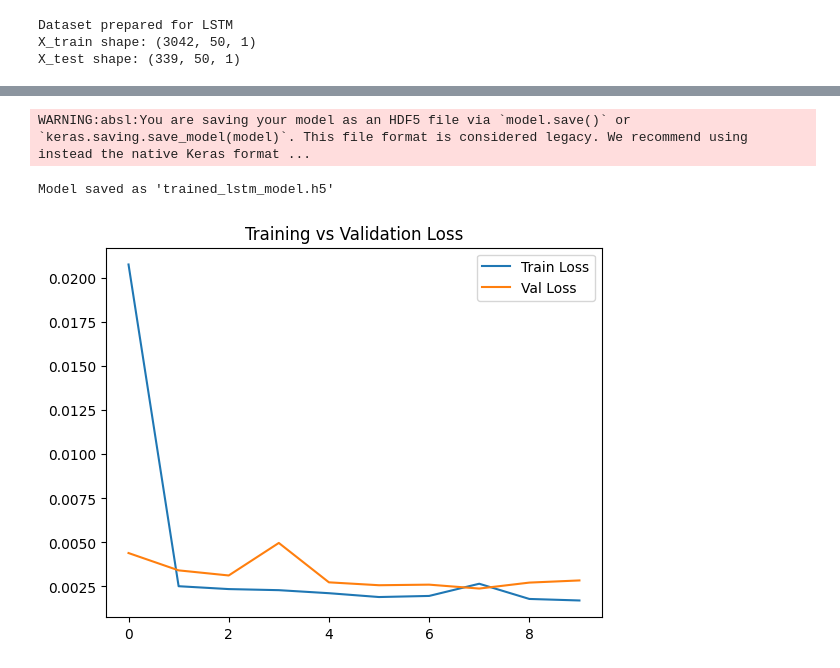
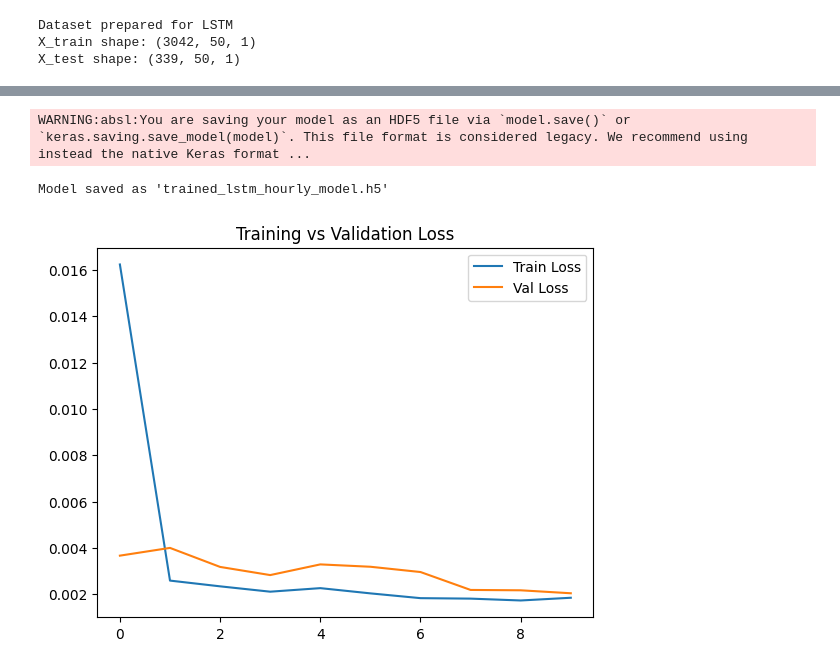
Before and after one commit to Ashish-3001/News-Sentiment-and-Stock-Price-Trend-Classification-using-Deep-Learning, a Jupyter notebook: Stock-Price-Trend-Classification/Stock_price_trend_hourly_classification.ipynb, the cells around one changed output, grey strips where cells are left out. Saved outputs shown, nothing was run; the diff lists cells and outputs as text; code cells hidden in the pictures.

```diff
--- a/Stock-Price-Trend-Classification/Stock_price_trend_hourly_classification.ipynb
+++ b/Stock-Price-Trend-Classification/Stock_price_trend_hourly_classification.ipynb
@@ -130,8 +130,8 @@ model.add(Dense(1))
 model.compile(optimizer='adam', loss='mean_squared_error')
 history = model.fit(X_train, y_train, epochs=10, batch_size=64, validation_data=(X_test, y_test))
 
-model.save("trained_lstm_model.h5")
-print("Model saved as 'trained_lstm_model.h5'")
+model.save("trained_lstm_hourly_model.h5")
+print("Model saved as 'trained_lstm_hourly_model.h5'")
 
 plt.plot(history.history['loss'], label='Train Loss')
 plt.plot(history.history['val_loss'], label='Val Loss')
@@ -162,6 +162,6 @@ Epoch 10/10
 WARNING:absl:You are saving your model as an HDF5 file via `model.save()` or `keras.saving.save_model(model)`. This file format is considered legacy. We recommend using instead the native Keras format ...
-Model saved as 'trained_lstm_model.h5'
+Model saved as 'trained_lstm_hourly_model.h5'
-[figure, old version]
+[figure, new version]
 # %%
 from tensorflow.keras.models import load_model
 import matplotlib.pyplot as plt
```
Also changed, not shown: parts of 4 cells of this notebook, 2 other files.
